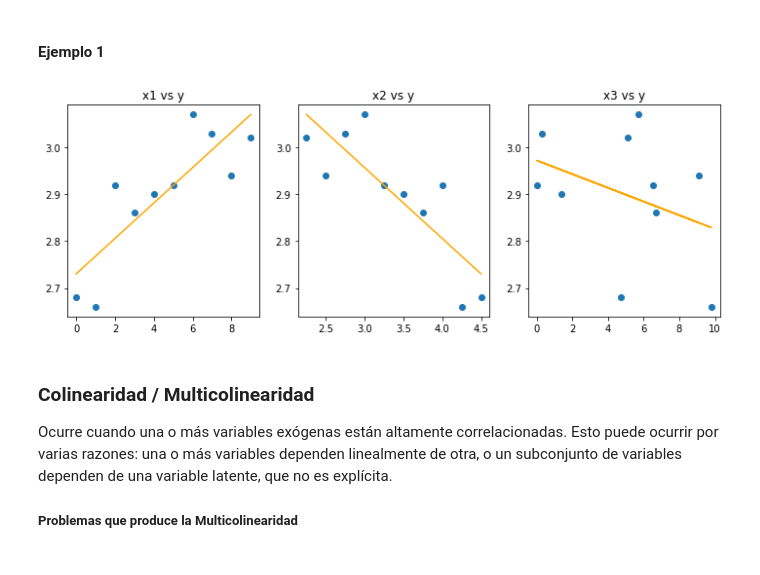
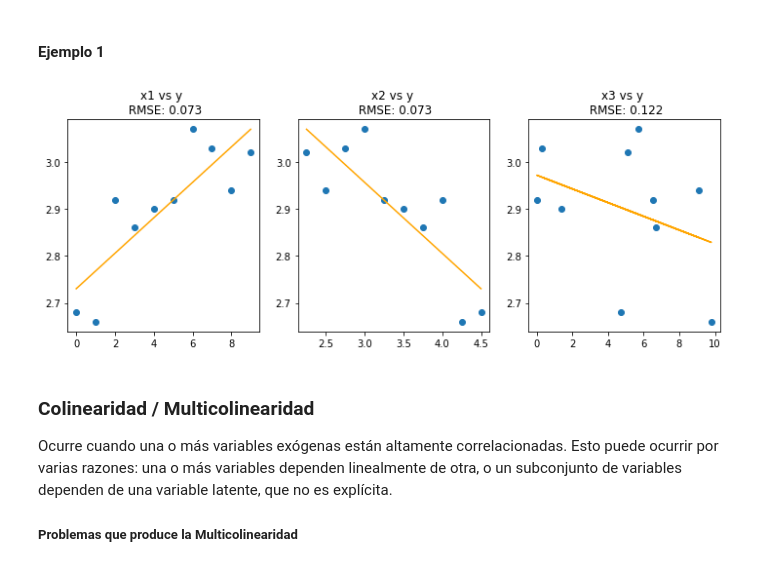
Before and after one commit to eramirem/fcen_taller_ml, a Jupyter notebook: 01_selection.ipynb, the cells around one changed output. Cells and saved outputs as stored; diff of their text form; code cells hidden in the pictures.

```diff
--- a/01_selection.ipynb
+++ b/01_selection.ipynb
@@ -31,26 +32,26 @@ y = np.array([2.68, 2.66, 2.92, 2.86, 2.9, 2.92, 3.07, 3.03, 2.94, 3.02])
 # %%
 ols = LinearRegression()
 
 ols.fit(x1[:, np.newaxis], y)
 y1 = ols.predict(x1[:, np.newaxis])
 ols.fit(x2[:, np.newaxis], y)
 y2 = ols.predict(x2[:, np.newaxis])
 ols.fit(x3[:, np.newaxis], y)
 y3 = ols.predict(x3[:, np.newaxis])
 
 fig, (ax1, ax2, ax3) = plt.subplots(1, 3, figsize=(12, 4))
 ax1.scatter(x1, y)
 ax1.plot(x1, y1, "orange")
-ax1.set_title("x1 vs y")
+ax1.set_title("x1 vs y \n RMSE: %.3f" % np.sqrt(mean_squared_error(y, y1)))
 ax2.scatter(x2, y)
 ax2.plot(x2, y2, "orange")
-ax2.set_title("x2 vs y")
+ax2.set_title("x2 vs y \n RMSE: %.3f" % np.sqrt(mean_squared_error(y, y2)))
 ax3.scatter(x3, y)
 ax3.plot(x3, y3, "orange")
-ax3.set_title("x3 vs y")
+ax3.set_title("x3 vs y \n RMSE: %.3f" % np.sqrt(mean_squared_error(y, y3)))
 plt.show()
 # %% [output]
-[figure, old version]
+[figure, new version]
 # %% [markdown]
 ### Colinearidad / Multicolinearidad
 
```
Also changed, not shown: parts of 8 cells of this notebook.
